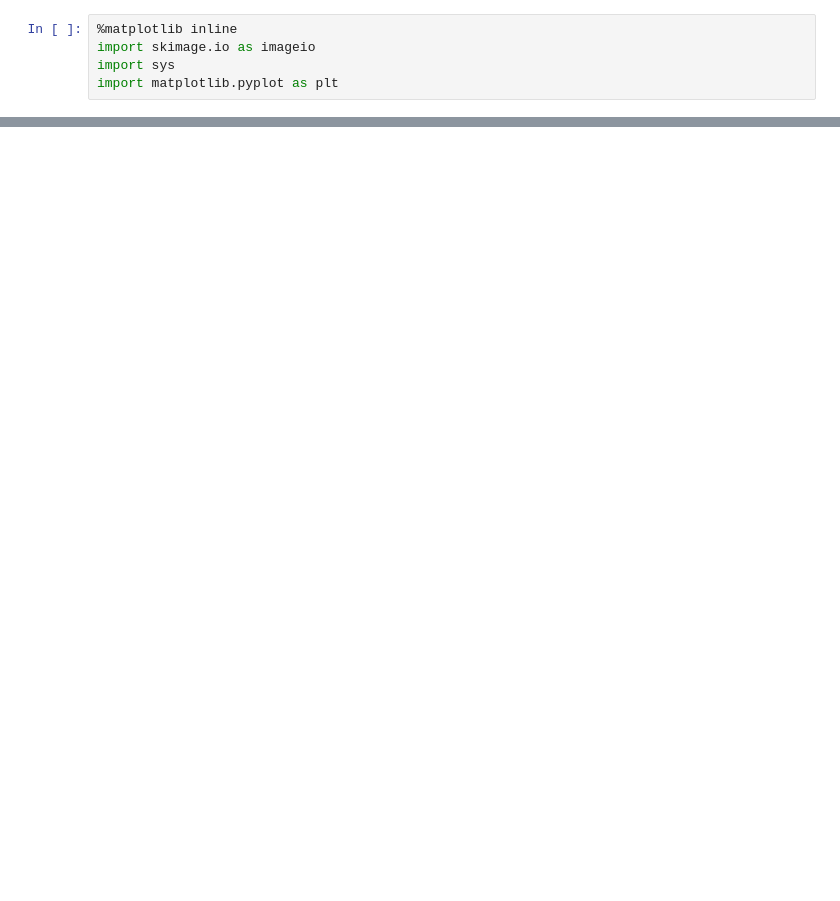
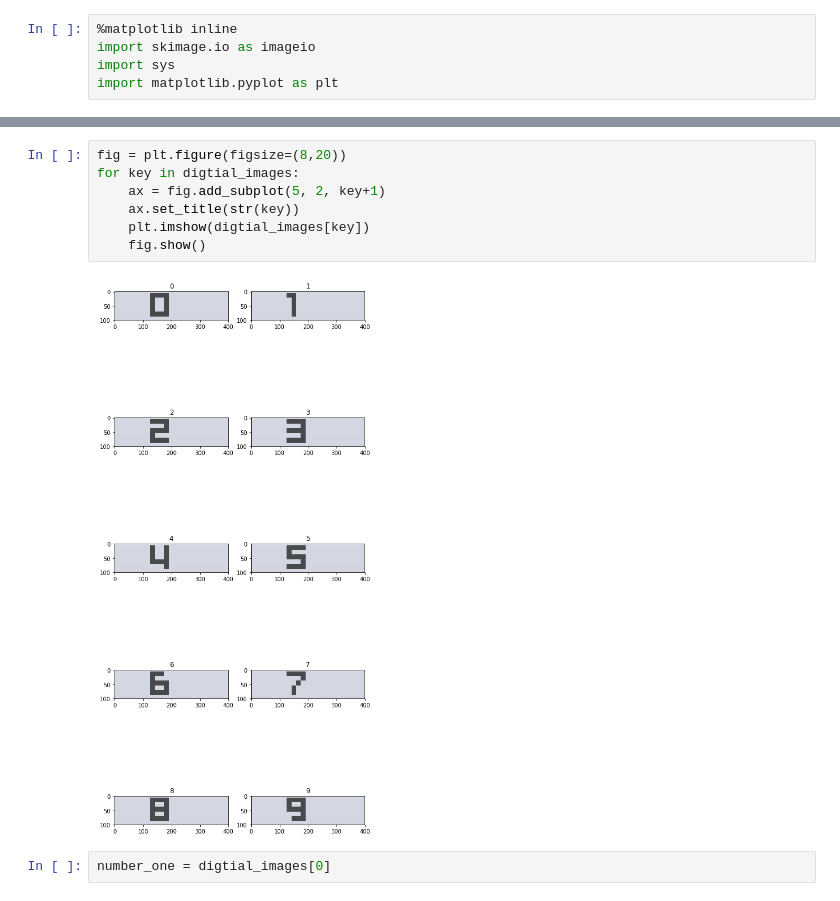
Before and after one commit to KIDJourney/deepjump, a Jupyter notebook: playground.ipynb, the cells around one changed output, grey strips where cells are left out. Cells and saved outputs as stored; diff of their text form; blank space fills up the shorter version.

```diff
--- a/playground.ipynb
+++ b/playground.ipynb
@@ -14,0 +44,11 @@ plt.imshow(image)
+# %%
+fig = plt.figure(figsize=(8,20))
+for key in digtial_images:
+    ax = fig.add_subplot(5, 2, key+1)
+    ax.set_title(str(key))
+    plt.imshow(digtial_images[key])
+    fig.show()
+# %% [output]
+[figure, added]
+# %%
+number_one = digtial_images[0]
```
Also changed, not shown: parts of 22 cells of this notebook, 6 other files.
